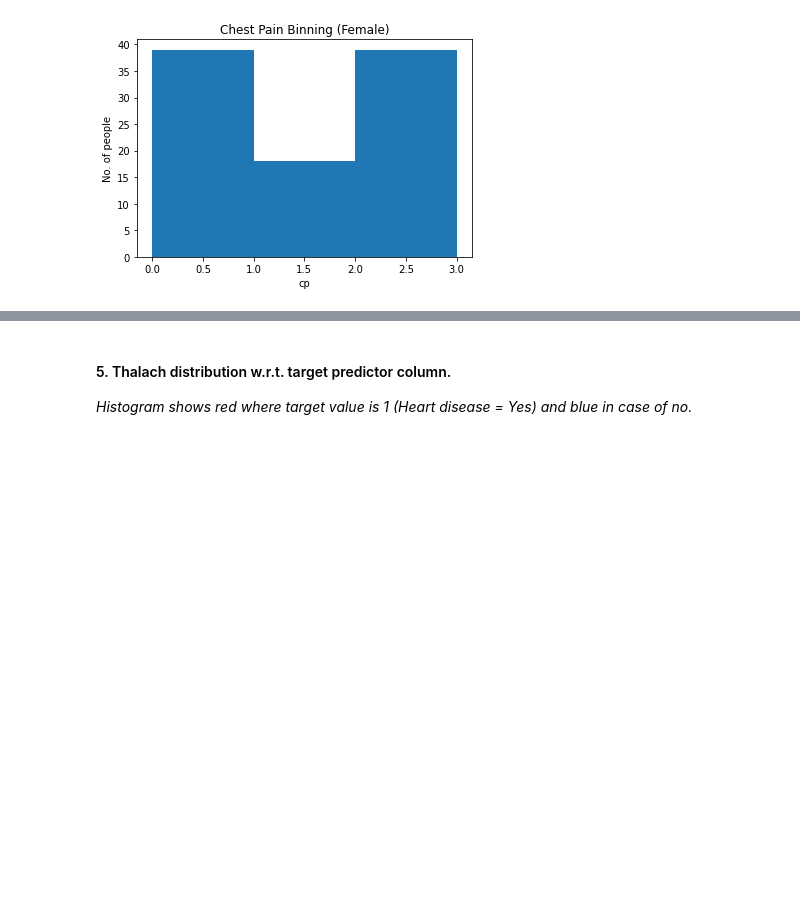
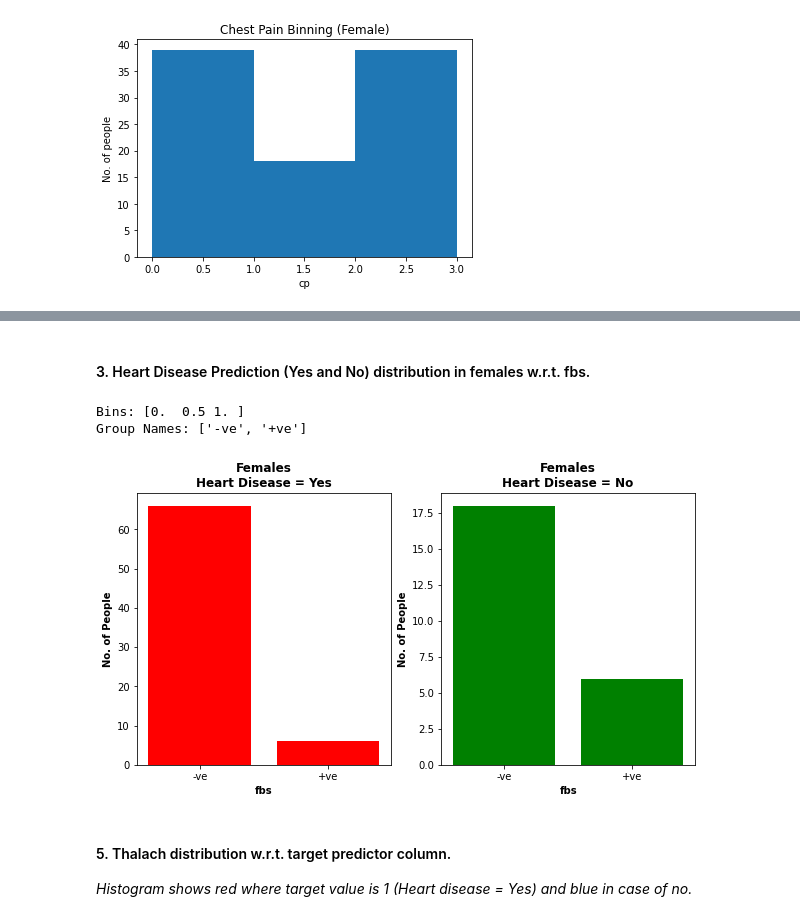
Before and after one commit to ahmad-raza1/Heart-Disease-Prediction, a Jupyter notebook: Heart_Disease_Presdiction.ipynb, the cells around one changed output, grey strips where cells are left out. Cells and saved outputs as stored; diff of their text form; code cells hidden in the pictures; blank space fills up the shorter version.

```diff
--- a/Heart_Disease_Presdiction.ipynb
+++ b/Heart_Disease_Presdiction.ipynb
@@ -200,3 +209,39 @@ dtype: float64
+# %% [markdown]
+<h4> 3. Heart Disease Prediction (Yes and No) distribution in females w.r.t. fbs. </h4>
+# %%
+temp = heart_df.loc[heart_df['sex'] == 0]
+
+bins = np.linspace(min(temp['fbs']), max(temp['fbs']), 3)
+group_names = ['-ve', '+ve']
+
+print("Bins:", bins)
+print("Group Names:", group_names)
+
+temp['fbs-bins'] = pd.cut(temp['fbs'], bins, labels=group_names, include_lowest=True)
+
+temp = temp.sort_values(by=['fbs'], ascending=True)
+temp = temp.reset_index(drop=True)
+
+col_y = 'target'
+targets = [temp.loc[temp[col_y] == val] for val in temp[col_y].unique()]
+
+fig, (ax1, ax2) = plt.subplots(1, 2, figsize=(10, 5))
+
+ax1.set_title("Females\nHeart Disease = Yes", fontweight ="bold")
+ax1.set_xlabel("fbs", fontweight ="bold")
+ax1.set_ylabel("No. of People", fontweight ="bold")
+ax1.bar(group_names, targets[0]['fbs-bins'].value_counts(), color='r')
+
+ax2.set_title("Females\nHeart Disease = No", fontweight ="bold")
+ax2.set_xlabel("fbs", fontweight ="bold")
+ax2.set_ylabel("No. of People", fontweight ="bold")
+ax2.bar(group_names, targets[1]['fbs-bins'].value_counts(), color='g')
+
+plt.show()
+# %% [output]
+Bins: [0.  0.5 1. ]
+Group Names: ['-ve', '+ve']
+[figure, added]
 # %% [markdown]
 <h4> 5. Thalach distribution w.r.t. target predictor column. </h4>
 <em>
```
Also changed, not shown: parts of 15 cells of this notebook, 2 other files.
